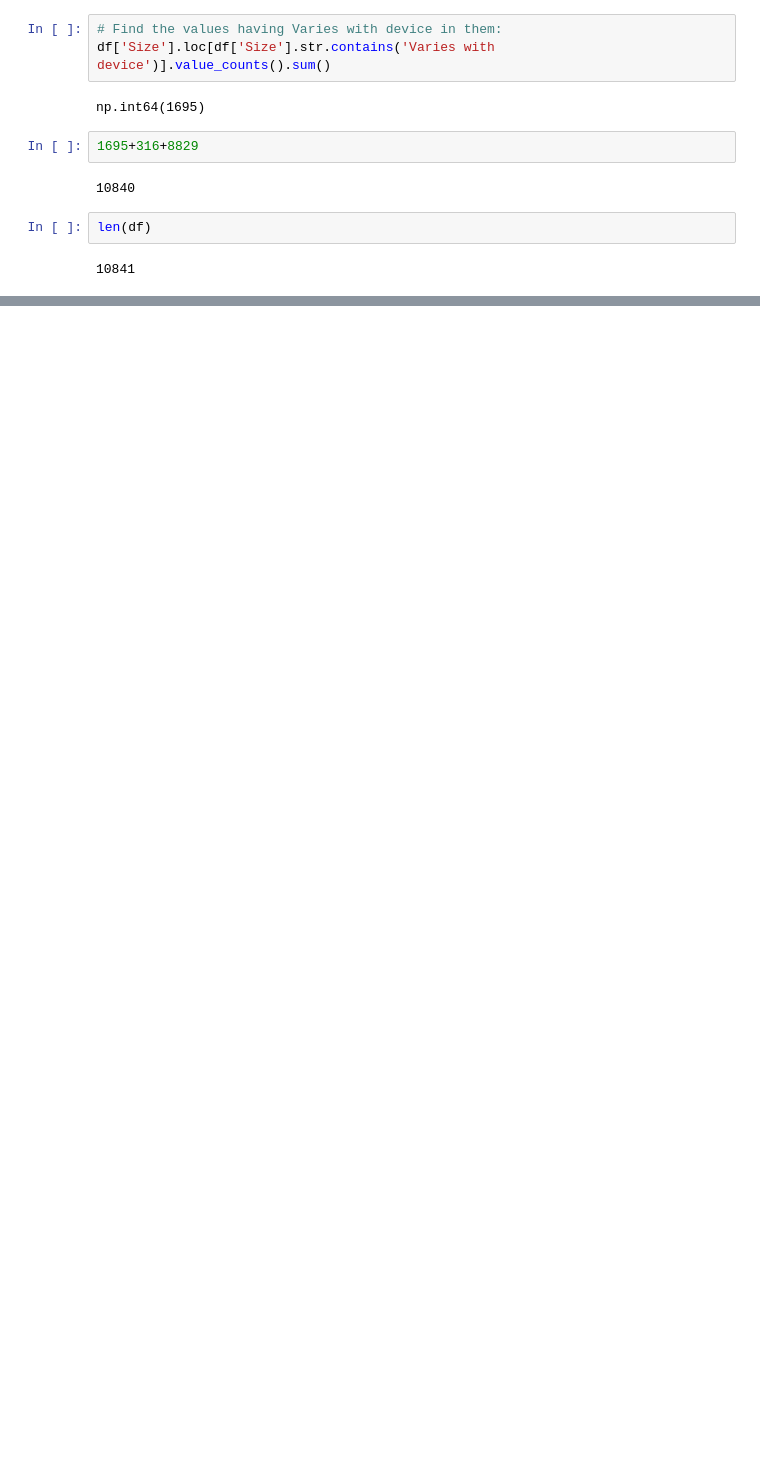
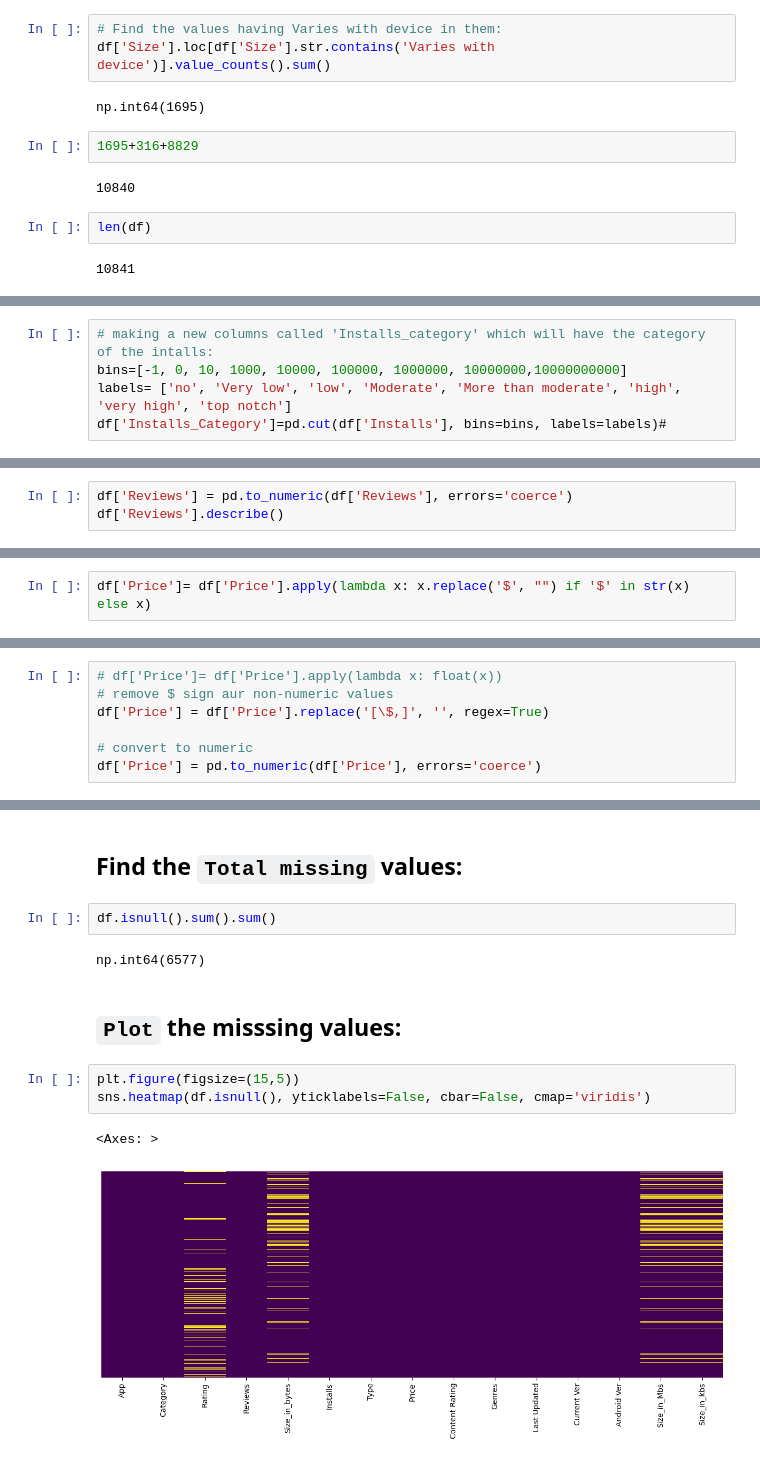
Before and after one commit to summaiyazafar/Learning, a Jupyter notebook: Practice/Python/Complete_EDA/Pandas_tips_and_tricks/outputs/03_Google_play_store_data.ipynb, the cells around one changed output, grey strips where cells are left out. Saved outputs shown, nothing was run; the diff lists cells and outputs as text; blank space fills up the shorter version.

```diff
--- a/Practice/Python/Complete_EDA/Pandas_tips_and_tricks/outputs/03_Google_play_store_data.ipynb
+++ b/Practice/Python/Complete_EDA/Pandas_tips_and_tricks/outputs/03_Google_play_store_data.ipynb
@@ -116,0 +308,5 @@ len(df)
+# %%
+# making a new columns called 'Installs_category' which will have the category of the intalls:
+bins=[-1, 0, 10, 1000, 10000, 100000, 1000000, 10000000,10000000000]
+labels= ['no', 'Very low', 'low', 'Moderate', 'More than moderate', 'high', 'very high', 'top notch']
+df['Installs_Category']=pd.cut(df['Installs'], bins=bins, labels=labels)#
@@ -116,0 +362,3 @@ len(df)
+# %%
+df['Reviews'] = pd.to_numeric(df['Reviews'], errors='coerce')
+df['Reviews'].describe()
@@ -116,0 +421,2 @@ len(df)
+# %%
+df['Price']= df['Price'].apply(lambda x: x.replace('$', "") if '$' in str(x) else x)
@@ -116,0 +443,7 @@ len(df)
+# %%
+# df['Price']= df['Price'].apply(lambda x: float(x))
+# remove $ sign aur non-numeric values
+df['Price'] = df['Price'].replace('[\$,]', '', regex=True)
+
+# convert to numeric
+df['Price'] = pd.to_numeric(df['Price'], errors='coerce')
@@ -116,0 +493,14 @@ len(df)
+# %% [markdown]
+## Find the ``Total missing`` values:
+# %%
+df.isnull().sum().sum()
+# %% [output]
+np.int64(6577)
+# %% [markdown]
+## `Plot` the misssing values:
+# %%
+plt.figure(figsize=(15,5))
+sns.heatmap(df.isnull(), yticklabels=False, cbar=False, cmap='viridis')
+# %% [output]
+<Axes: >
+[figure, added]
```
Also changed, not shown: parts of 50 cells of this notebook.
